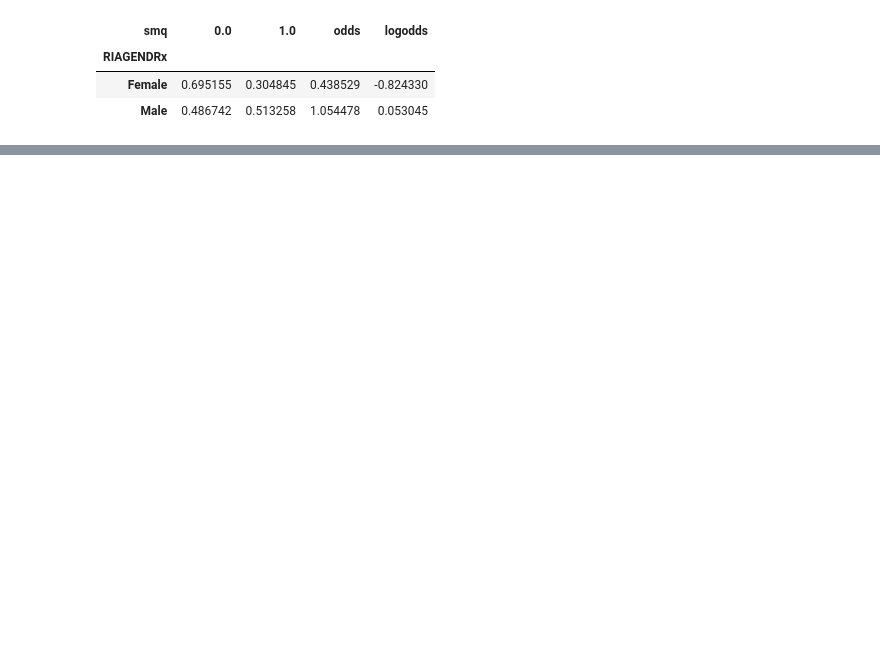
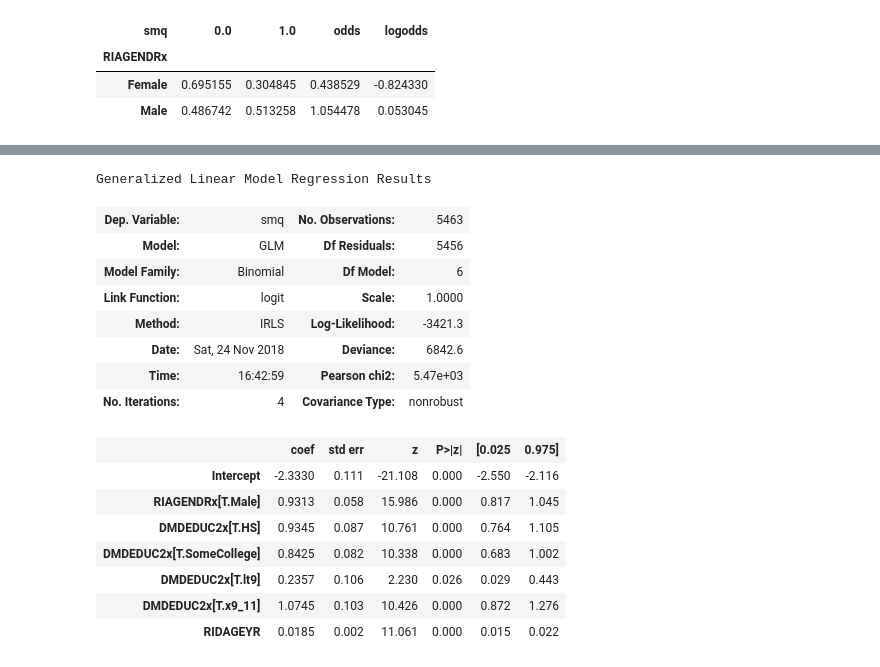
Before and after one commit to kshedden/statswpy_temp, a Jupyter notebook: week2.ipynb, the cells around one changed output, grey strips where cells are left out. Cells and saved outputs as stored; diff of their text form; code cells hidden in the pictures; blank space fills up the shorter version.

```diff
--- a/week2.ipynb
+++ b/week2.ipynb
@@ -439,0 +496,24 @@
+# %%
+da["DMDEDUC2x"] = da.DMDEDUC2.replace({1: "lt9", 2: "x9_11", 3: "HS", 4: "SomeCollege",
+                                       5: "College", 7: np.nan, 9: np.nan})
+model = sm.GLM.from_formula("smq ~ RIDAGEYR + RIAGENDRx + DMDEDUC2x", family=sm.families.Binomial(), data=da)
+result = model.fit()
+result.summary()
+# %% [output]
+Generalized Linear Model Regression Results
+| Dep. Variable: | smq | No. Observations: | 5463 |
+| Model: | GLM | Df Residuals: | 5456 |
+| Model Family: | Binomial | Df Model: | 6 |
+| Link Function: | logit | Scale: | 1.0000 |
+| Method: | IRLS | Log-Likelihood: | -3421.3 |
+| Date: | Sat, 24 Nov 2018 | Deviance: | 6842.6 |
+| Time: | 16:42:59 | Pearson chi2: | 5.47e+03 |
+| No. Iterations: | 4 | Covariance Type: | nonrobust |
+|  | coef | std err | z | P>|z| | [0.025 | 0.975] |
+| Intercept | -2.3330 | 0.111 | -21.108 | 0.000 | -2.550 | -2.116 |
+| RIAGENDRx[T.Male] | 0.9313 | 0.058 | 15.986 | 0.000 | 0.817 | 1.045 |
+| DMDEDUC2x[T.HS] | 0.9345 | 0.087 | 10.761 | 0.000 | 0.764 | 1.105 |
+| DMDEDUC2x[T.SomeCollege] | 0.8425 | 0.082 | 10.338 | 0.000 | 0.683 | 1.002 |
+| DMDEDUC2x[T.lt9] | 0.2357 | 0.106 | 2.230 | 0.026 | 0.029 | 0.443 |
+| DMDEDUC2x[T.x9_11] | 1.0745 | 0.103 | 10.426 | 0.000 | 0.872 | 1.276 |
+| RIDAGEYR | 0.0185 | 0.002 | 11.061 | 0.000 | 0.015 | 0.022 |
```
Also changed, not shown: parts of 24 cells of this notebook.
